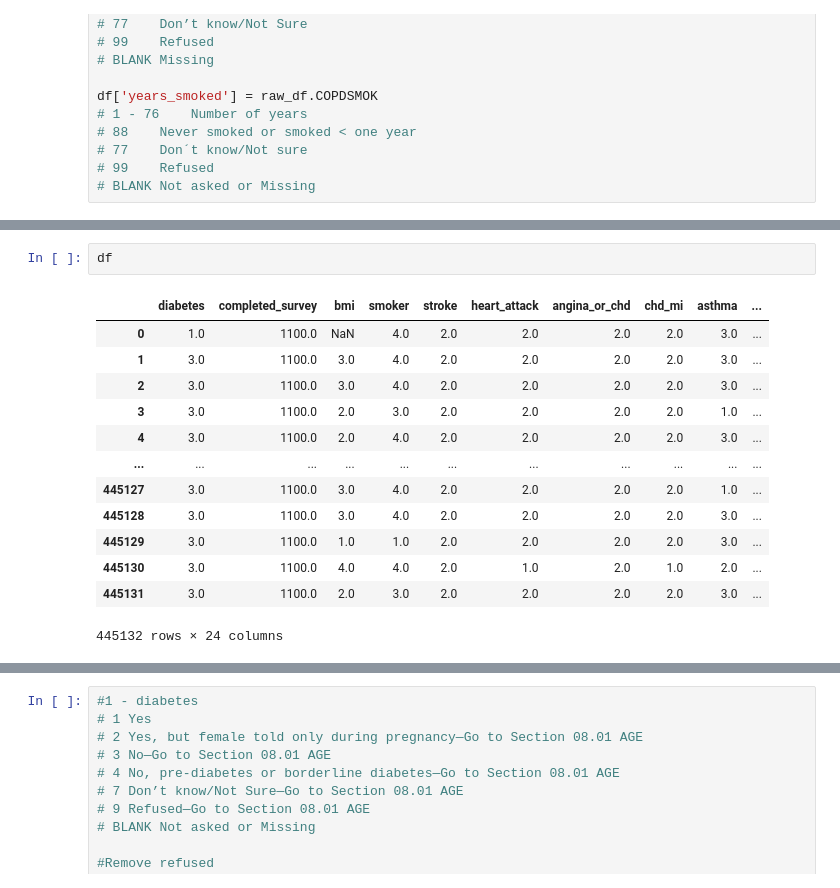
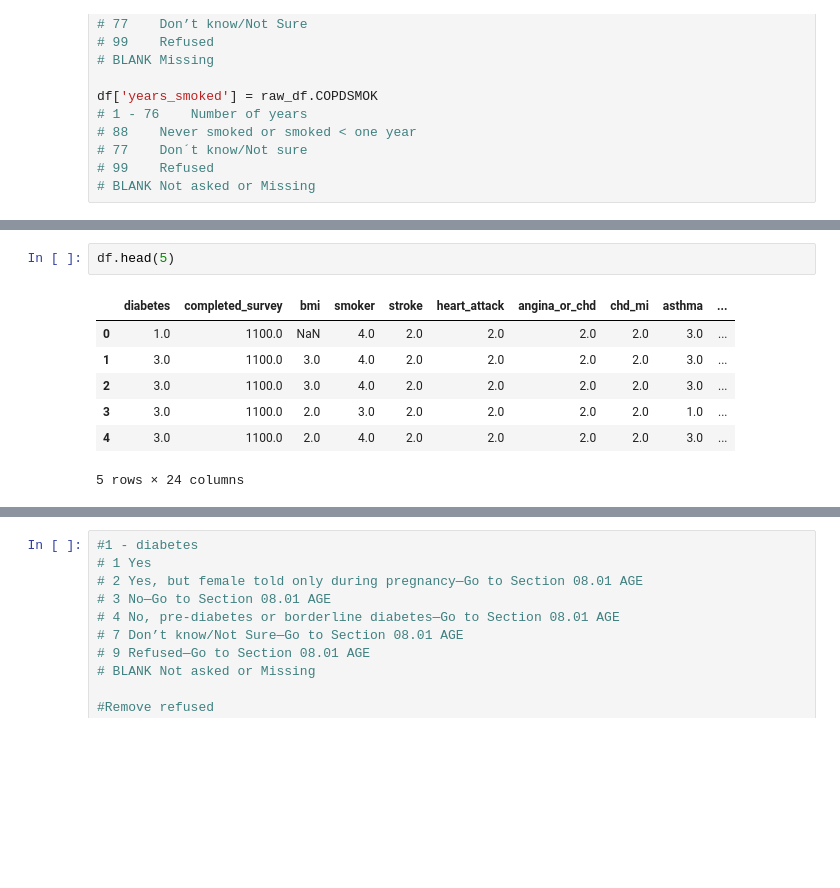
Before and after one commit to DanielHarrod/mec-mini-projects, a Jupyter notebook: Capstone/12_classification/data_wrangling_and_exploration.ipynb, the cells around one changed output, grey strips where cells are left out. Saved outputs shown, nothing was run; the diff lists cells and outputs as text; blank space fills up the shorter version.

```diff
--- a/Capstone/12_classification/data_wrangling_and_exploration.ipynb
+++ b/Capstone/12_classification/data_wrangling_and_exploration.ipynb
@@ -263,16 +298,10 @@ View the data
 # %%
-df
+df.head(5)
 # %% [output]
 |  | diabetes | completed_survey | bmi | smoker | stroke | heart_attack | angina_or_chd | chd_mi | asthma | ... |
 | 0 | 1.0 | 1100.0 | NaN | 4.0 | 2.0 | 2.0 | 2.0 | 2.0 | 3.0 | ... |
 | 1 | 3.0 | 1100.0 | 3.0 | 4.0 | 2.0 | 2.0 | 2.0 | 2.0 | 3.0 | ... |
 | 2 | 3.0 | 1100.0 | 3.0 | 4.0 | 2.0 | 2.0 | 2.0 | 2.0 | 3.0 | ... |
 | 3 | 3.0 | 1100.0 | 2.0 | 3.0 | 2.0 | 2.0 | 2.0 | 2.0 | 1.0 | ... |
 | 4 | 3.0 | 1100.0 | 2.0 | 4.0 | 2.0 | 2.0 | 2.0 | 2.0 | 3.0 | ... |
-| ... | ... | ... | ... | ... | ... | ... | ... | ... | ... | ... |
-| 445127 | 3.0 | 1100.0 | 3.0 | 4.0 | 2.0 | 2.0 | 2.0 | 2.0 | 1.0 | ... |
-| 445128 | 3.0 | 1100.0 | 3.0 | 4.0 | 2.0 | 2.0 | 2.0 | 2.0 | 3.0 | ... |
-| 445129 | 3.0 | 1100.0 | 1.0 | 1.0 | 2.0 | 2.0 | 2.0 | 2.0 | 3.0 | ... |
-| 445130 | 3.0 | 1100.0 | 4.0 | 4.0 | 2.0 | 1.0 | 2.0 | 1.0 | 2.0 | ... |
-| 445131 | 3.0 | 1100.0 | 2.0 | 3.0 | 2.0 | 2.0 | 2.0 | 2.0 | 3.0 | ... |
-445132 rows × 24 columns
+5 rows × 24 columns
```
Also changed, not shown: parts of 41 cells of this notebook, 18 other files.
